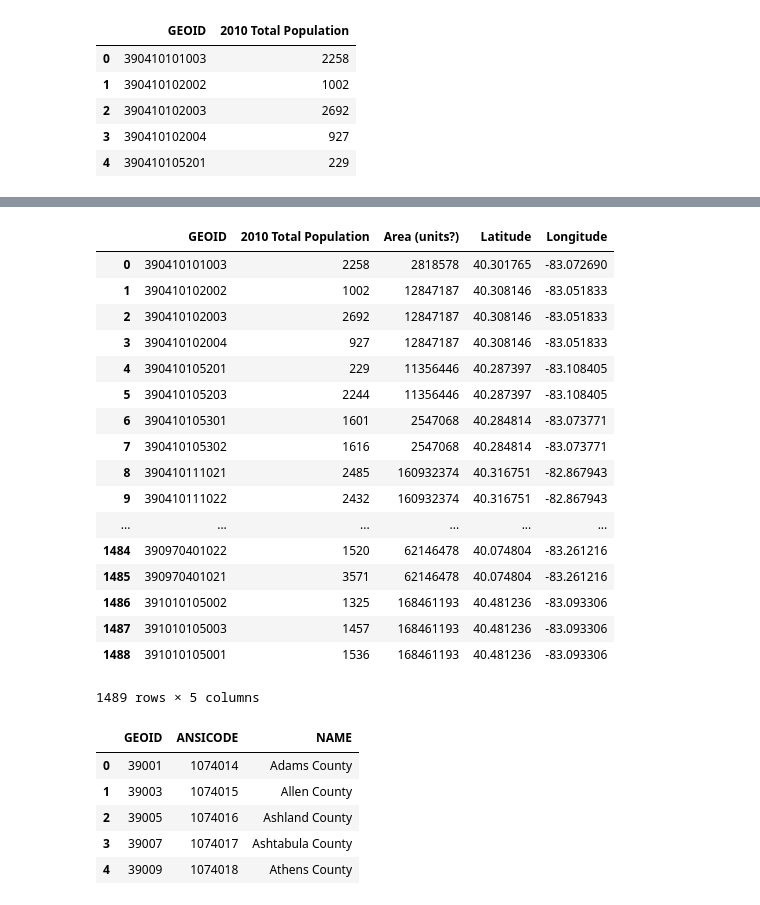
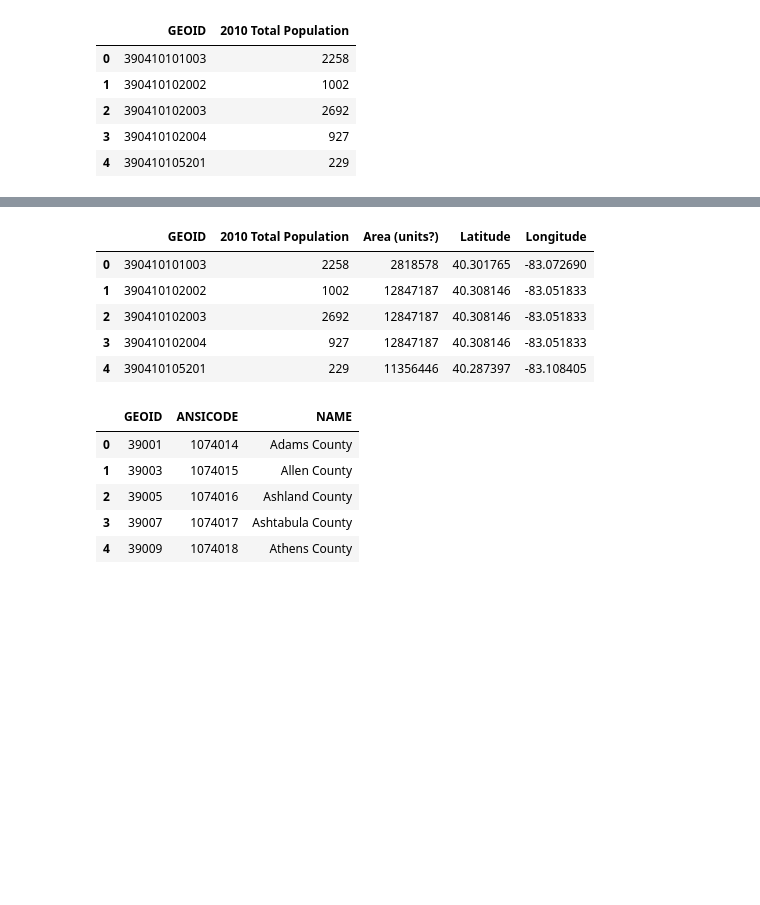
Before and after one commit to data-x-sp19/EVAC, a Jupyter notebook: PT_data.ipynb, the cells around one changed output, grey strips where cells are left out. Cells and saved outputs as stored; diff of their text form; code cells hidden in the pictures; blank space fills up the shorter version.

```diff
--- a/PT_data.ipynb
+++ b/PT_data.ipynb
@@ -73,24 +73,12 @@ for tract in tractRows:
 
 ohio_population_data = census_data.join(tract_df).rename(index=str, columns={"ALAND": "Area (units?)", "INTPTLAT":"Latitude", "INTPTLON":"Longitude"})
 # %%
-ohio_population_data
+ohio_population_data.head()
 # %% [output]
 |  | GEOID | 2010 Total Population | Area (units?) | Latitude | Longitude |
 | 0 | 390410101003 | 2258 | 2818578 | 40.301765 | -83.072690 |
 | 1 | 390410102002 | 1002 | 12847187 | 40.308146 | -83.051833 |
 | 2 | 390410102003 | 2692 | 12847187 | 40.308146 | -83.051833 |
 | 3 | 390410102004 | 927 | 12847187 | 40.308146 | -83.051833 |
 | 4 | 390410105201 | 229 | 11356446 | 40.287397 | -83.108405 |
-| 5 | 390410105203 | 2244 | 11356446 | 40.287397 | -83.108405 |
-| 6 | 390410105301 | 1601 | 2547068 | 40.284814 | -83.073771 |
-| 7 | 390410105302 | 1616 | 2547068 | 40.284814 | -83.073771 |
-| 8 | 390410111021 | 2485 | 160932374 | 40.316751 | -82.867943 |
-| 9 | 390410111022 | 2432 | 160932374 | 40.316751 | -82.867943 |
-| ... | ... | ... | ... | ... | ... |
-| 1484 | 390970401022 | 1520 | 62146478 | 40.074804 | -83.261216 |
-| 1485 | 390970401021 | 3571 | 62146478 | 40.074804 | -83.261216 |
-| 1486 | 391010105002 | 1325 | 168461193 | 40.481236 | -83.093306 |
-| 1487 | 391010105003 | 1457 | 168461193 | 40.481236 | -83.093306 |
-| 1488 | 391010105001 | 1536 | 168461193 | 40.481236 | -83.093306 |
-1489 rows × 5 columns
 # %%
```
Also changed, not shown: parts of 6 cells of this notebook, 1 other file.
